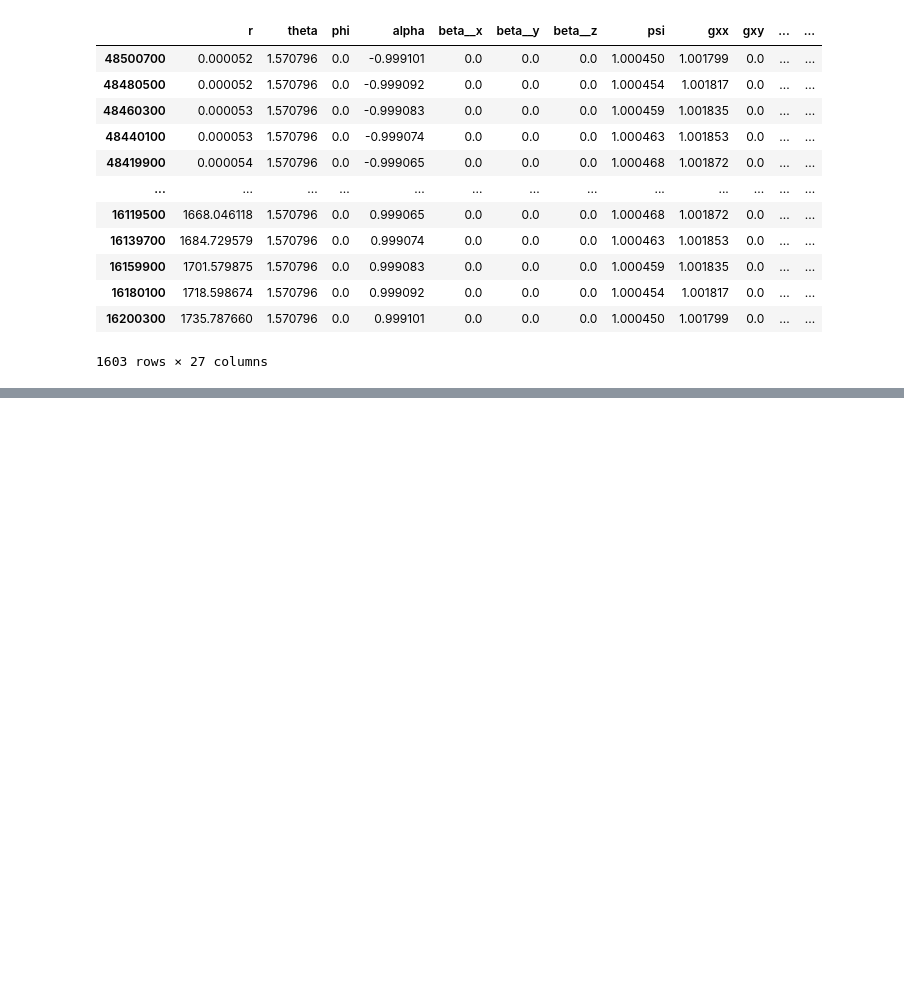
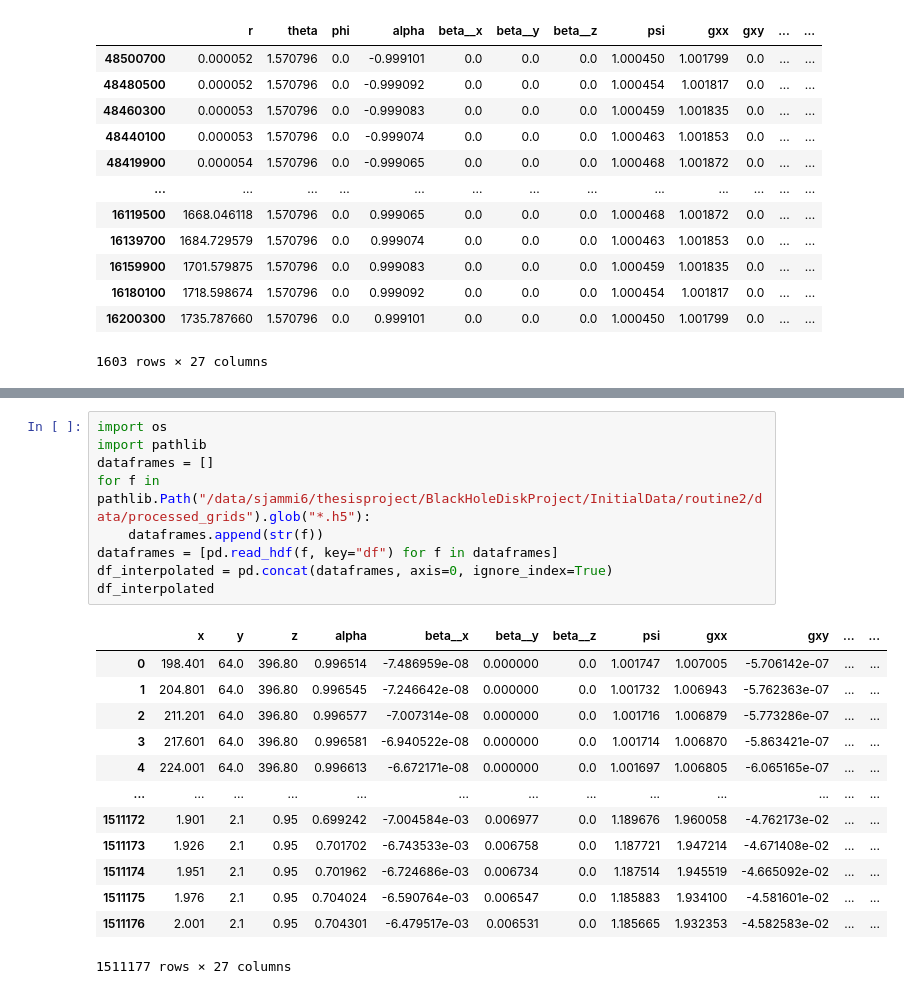
Before and after one commit to TsokarosRelativity/BlackHoleDiskProject, a Jupyter notebook: notebooks/3ddatacheck.ipynb, the cells around one changed output, grey strips where cells are left out. Cells and saved outputs as stored; diff of their text form; blank space fills up the shorter version.

```diff
--- a/notebooks/3ddatacheck.ipynb
+++ b/notebooks/3ddatacheck.ipynb
@@ -152,0 +139,23 @@ for col in list(df_3d.columns)[3:]:
+# %%
+import os
+import pathlib
+dataframes = []
+for f in pathlib.Path("/data/sjammi6/thesisproject/BlackHoleDiskProject/InitialData/routine2/data/processed_grids").glob("*.h5"):
+    dataframes.append(str(f))
+dataframes = [pd.read_hdf(f, key="df") for f in dataframes]
+df_interpolated = pd.concat(dataframes, axis=0, ignore_index=True)
+df_interpolated
+# %% [output]
+|  | x | y | z | alpha | beta__x | beta__y | beta__z | psi | gxx | gxy | ... | ... |
+| 0 | 198.401 | 64.0 | 396.80 | 0.996514 | -7.486959e-08 | 0.000000 | 0.0 | 1.001747 | 1.007005 | -5.706142e-07 | ... | ... |
+| 1 | 204.801 | 64.0 | 396.80 | 0.996545 | -7.246642e-08 | 0.000000 | 0.0 | 1.001732 | 1.006943 | -5.762363e-07 | ... | ... |
+| 2 | 211.201 | 64.0 | 396.80 | 0.996577 | -7.007314e-08 | 0.000000 | 0.0 | 1.001716 | 1.006879 | -5.773286e-07 | ... | ... |
+| 3 | 217.601 | 64.0 | 396.80 | 0.996581 | -6.940522e-08 | 0.000000 | 0.0 | 1.001714 | 1.006870 | -5.863421e-07 | ... | ... |
+| 4 | 224.001 | 64.0 | 396.80 | 0.996613 | -6.672171e-08 | 0.000000 | 0.0 | 1.001697 | 1.006805 | -6.065165e-07 | ... | ... |
+| ... | ... | ... | ... | ... | ... | ... | ... | ... | ... | ... | ... | ... |
+| 1511172 | 1.901 | 2.1 | 0.95 | 0.699242 | -7.004584e-03 | 0.006977 | 0.0 | 1.189676 | 1.960058 | -4.762173e-02 | ... | ... |
+| 1511173 | 1.926 | 2.1 | 0.95 | 0.701702 | -6.743533e-03 | 0.006758 | 0.0 | 1.187721 | 1.947214 | -4.671408e-02 | ... | ... |
+| 1511174 | 1.951 | 2.1 | 0.95 | 0.701962 | -6.724686e-03 | 0.006734 | 0.0 | 1.187514 | 1.945519 | -4.665092e-02 | ... | ... |
+| 1511175 | 1.976 | 2.1 | 0.95 | 0.704024 | -6.590764e-03 | 0.006547 | 0.0 | 1.185883 | 1.934100 | -4.581601e-02 | ... | ... |
+| 1511176 | 2.001 | 2.1 | 0.95 | 0.704301 | -6.479517e-03 | 0.006531 | 0.0 | 1.185665 | 1.932353 | -4.582583e-02 | ... | ... |
+1511177 rows × 27 columns
```
Also changed, not shown: parts of 5 cells of this notebook, 16 other files.
